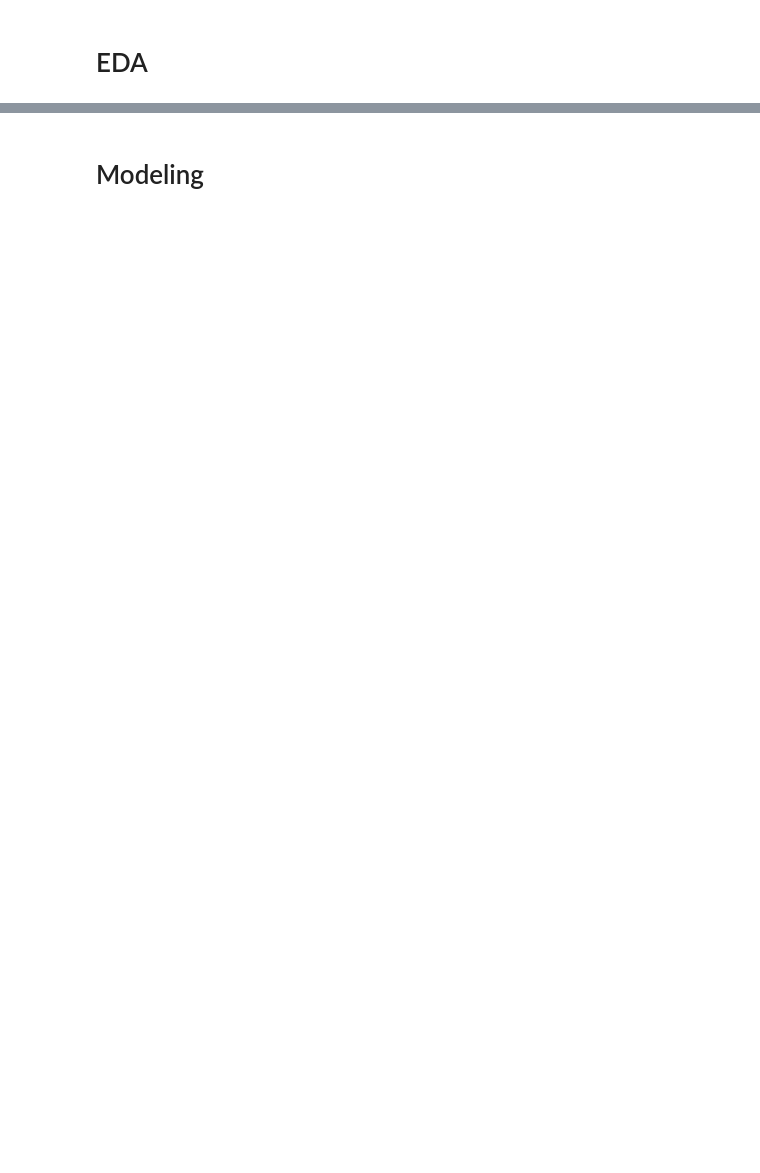
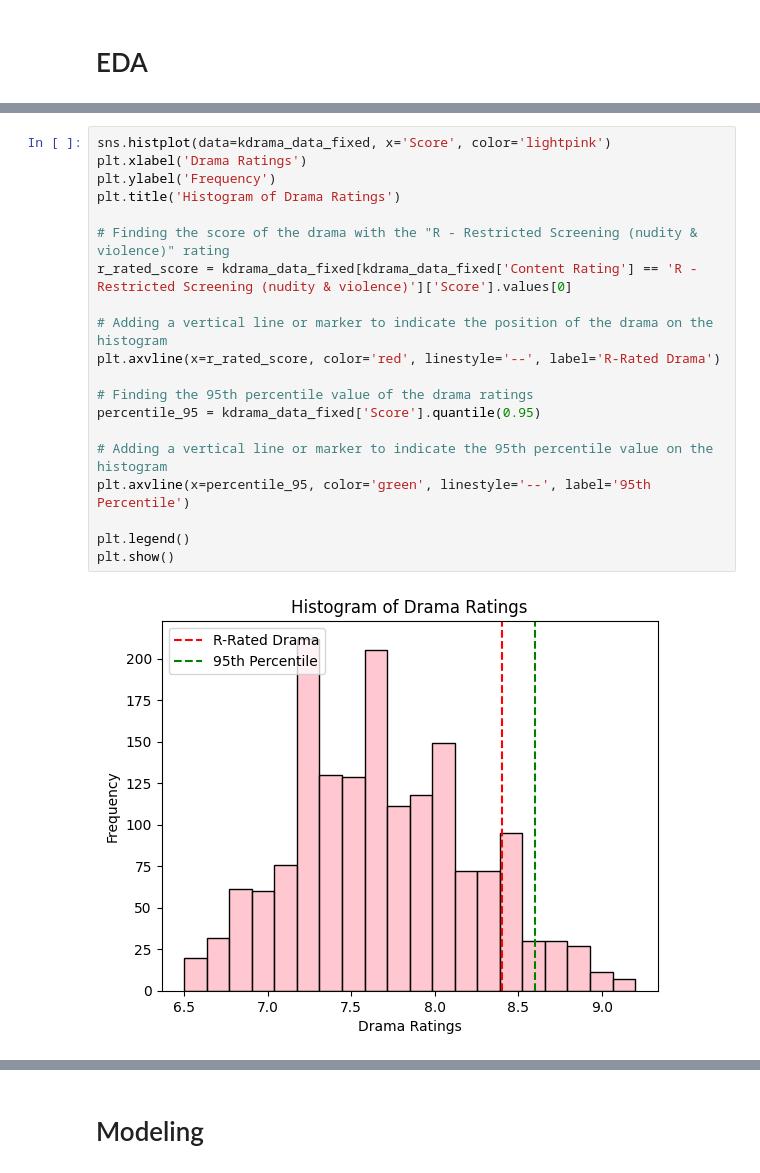
Before and after one commit to haniya-ali/KdramaRecommenderSystemProject, a Jupyter notebook: Kdrama Recommender System.ipynb, the cells around one changed output, grey strips where cells are left out. Saved outputs shown, nothing was run; the diff lists cells and outputs as text; blank space fills up the shorter version.

```diff
--- a/Kdrama Recommender System.ipynb
+++ b/Kdrama Recommender System.ipynb
@@ -29,0 +220,22 @@ kdrama_data
+# %%
+sns.histplot(data=kdrama_data_fixed, x='Score', color='lightpink')
+plt.xlabel('Drama Ratings')
+plt.ylabel('Frequency')
+plt.title('Histogram of Drama Ratings')
+
+# Finding the score of the drama with the "R - Restricted Screening (nudity & violence)" rating
+r_rated_score = kdrama_data_fixed[kdrama_data_fixed['Content Rating'] == 'R - Restricted Screening (nudity & violence)']['Score'].values[0]
+
+# Adding a vertical line or marker to indicate the position of the drama on the histogram
+plt.axvline(x=r_rated_score, color='red', linestyle='--', label='R-Rated Drama')
+
+# Finding the 95th percentile value of the drama ratings
+percentile_95 = kdrama_data_fixed['Score'].quantile(0.95)
+
+# Adding a vertical line or marker to indicate the 95th percentile value on the histogram
+plt.axvline(x=percentile_95, color='green', linestyle='--', label='95th Percentile')
+
+plt.legend()
+plt.show()
+# %% [output]
+[figure, added]
```
Also changed, not shown: parts of 44 cells of this notebook.
